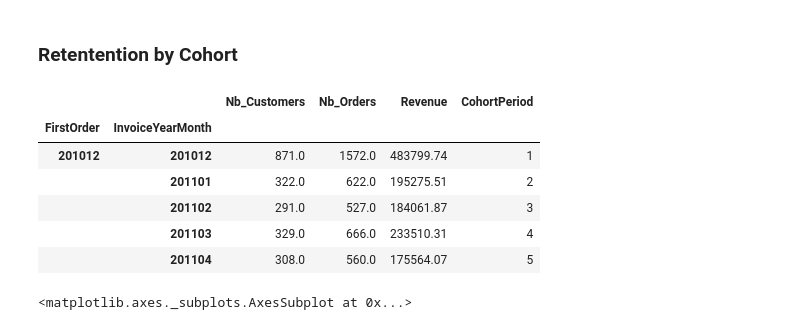
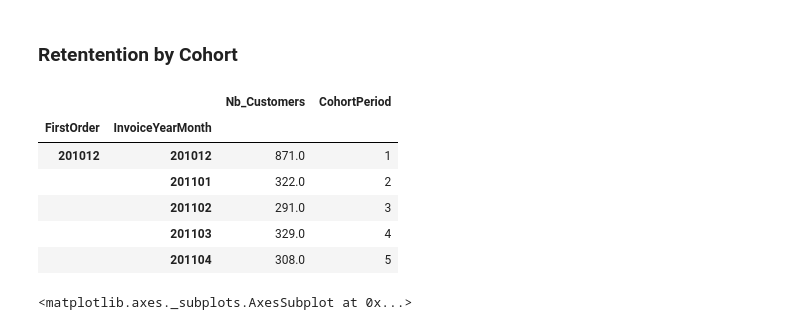
Before and after one commit to mriffaud/Handbook-for-Business-Growth, a Jupyter notebook: step-1-key-performance-indicators.ipynb, the cells around one changed output. Drawn from its saved outputs; the diff is of its cells as text; code cells hidden in the pictures.

```diff
--- a/step-1-key-performance-indicators.ipynb
+++ b/step-1-key-performance-indicators.ipynb
@@ -580,27 +576,24 @@ def cohort_period(df):
 # %%
 # creating a new dataframe grouped by FirstOrder and InvoiceYearMonth
 df_cohort = df_uk.groupby(['FirstOrder','InvoiceYearMonth'])
 
-# count the unique customerID, invoices and total revenue per FirstOrder and InvoiceYearMonth
-df_cohort = df_cohort.agg({'CustomerID': pd.Series.nunique,
-                           'InvoiceNo': pd.Series.nunique,
-                           'Revenue': np.sum})
+# count the unique customerID
+df_cohort = df_cohort.agg({'CustomerID': pd.Series.nunique})
 
-# make the column names more meaningful
-df_cohort.rename(columns={'CustomerID': 'Nb_Customers',
-                          'InvoiceNo': 'Nb_Orders'}, inplace=True)
+# make the column name more meaningful
+df_cohort.rename(columns={'CustomerID': 'Nb_Customers'}, inplace=True)
 
 # apply the cohort_period() function to df_cohort
 df_cohort = df_cohort.groupby(level=0).apply(cohort_period)
 df_cohort.head()
 # %% [output]
-|  |  | Nb_Customers | Nb_Orders | Revenue | CohortPeriod |
-| FirstOrder | InvoiceYearMonth |  |  |  |  |
-| 201012 | 201012 | 871.0 | 1572.0 | 483799.74 | 1 |
-|  | 201101 | 322.0 | 622.0 | 195275.51 | 2 |
-|  | 201102 | 291.0 | 527.0 | 184061.87 | 3 |
-|  | 201103 | 329.0 | 666.0 | 233510.31 | 4 |
-|  | 201104 | 308.0 | 560.0 | 175564.07 | 5 |
+|  |  | Nb_Customers | CohortPeriod |
+| FirstOrder | InvoiceYearMonth |  |  |
+| 201012 | 201012 | 871.0 | 1 |
+|  | 201101 | 322.0 | 2 |
+|  | 201102 | 291.0 | 3 |
+|  | 201103 | 329.0 | 4 |
+|  | 201104 | 308.0 | 5 |
 # %%
 # create cohort based retention table
 cohorts = df_cohort['Nb_Customers'].unstack(0)
```
Also changed, not shown: parts of 6 cells of this notebook.
